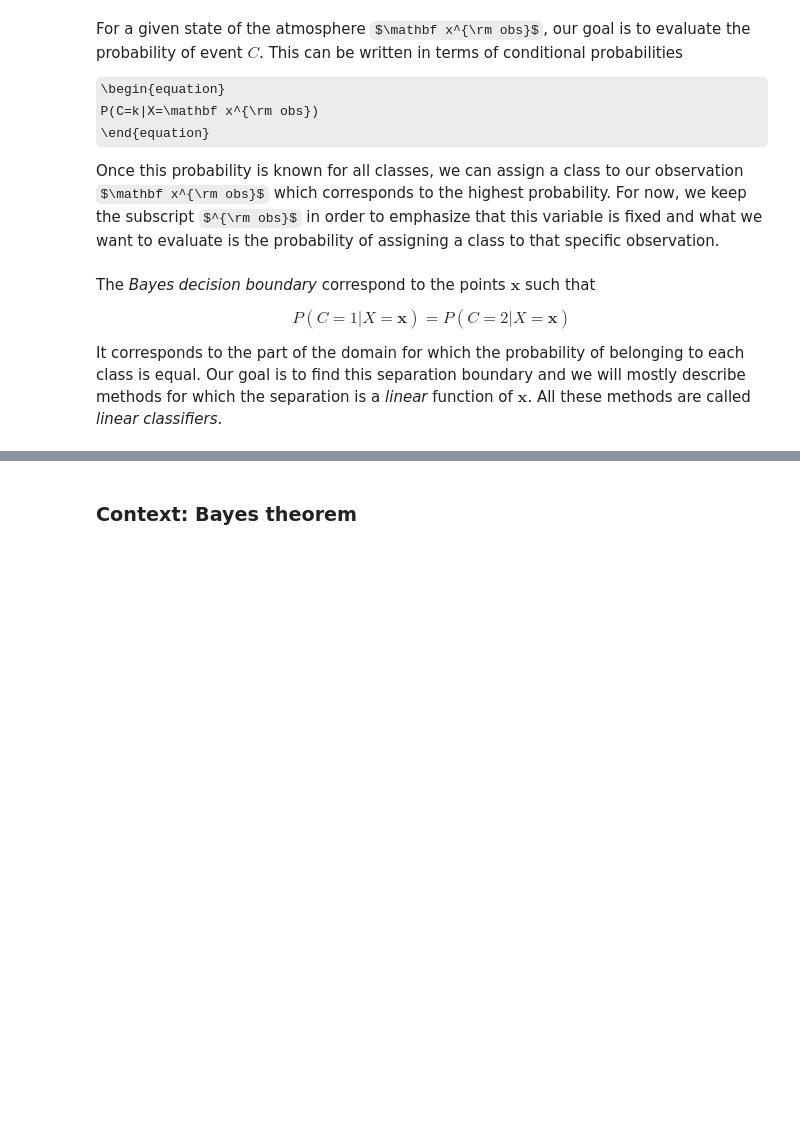
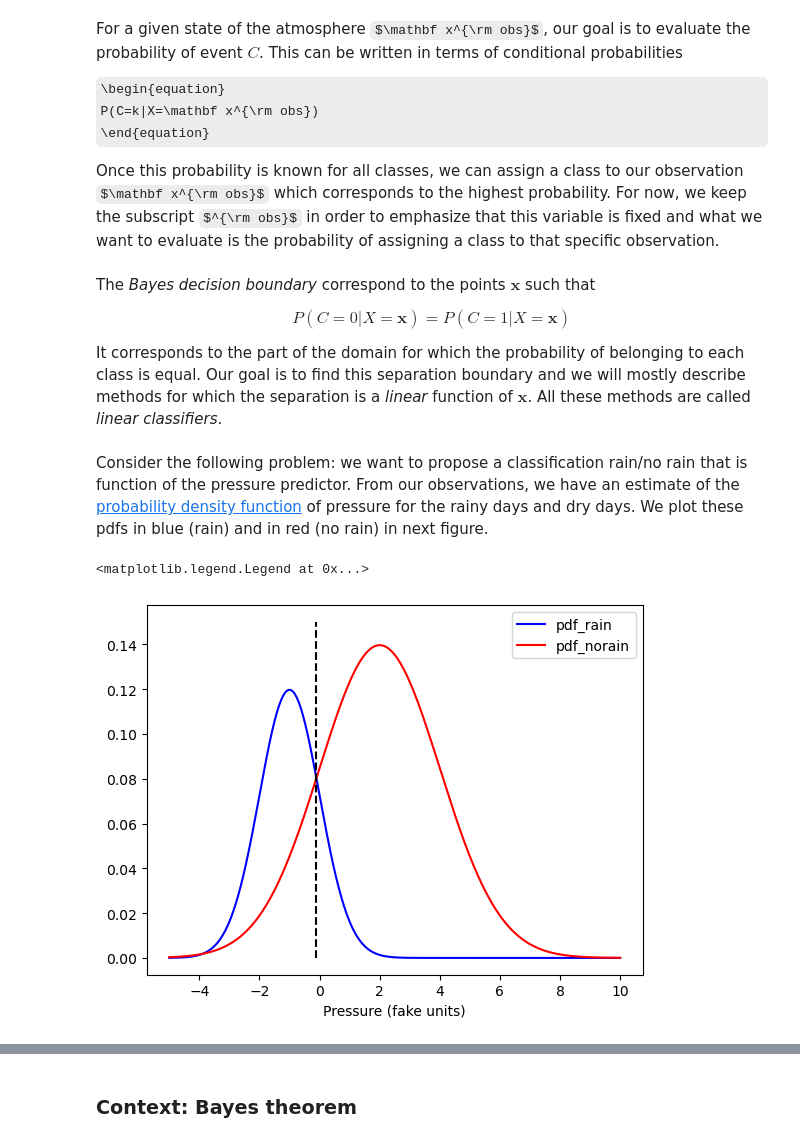
Before and after one commit to Pchambet/ml4climate, a Jupyter notebook: book/notebooks/06_classification_generative.ipynb, the cells around one changed output, grey strips where cells are left out. Drawn from its saved outputs; the diff is of its cells as text; code cells hidden in the pictures; some formulas as TeX source; blank space fills up the shorter version.

Commit message:
bayes decision boundary

```diff
--- a/book/notebooks/06_classification_generative.ipynb
+++ b/book/notebooks/06_classification_generative.ipynb
@@ -78,7 +87,36 @@ Once this probability is known for all classes, we can assign a class to our obs
 The *Bayes decision boundary* correspond to the points $\mathbf x$ such that
 
 \begin{equation}
-P(C=1|X=\mathbf x) = P(C=2|X=\mathbf x)
+P(C=0|X=\mathbf x) = P(C=1|X=\mathbf x)
 \end{equation}
 
 It corresponds to the part of the domain for which the probability of belonging to each class is equal. Our goal is to find this separation boundary and we will mostly describe methods for which the separation is a *linear* function of $\mathbf x$. All these methods are called *linear classifiers*.
+# %% [markdown]
+Consider the following problem: we want to propose a classification rain/no rain that is function of the pressure predictor. From our observations, we have an estimate of the [probability density function](https://en.wikipedia.org/wiki/Probability_density_function) of pressure for the rainy days and dry days. We plot these pdfs in blue (rain) and in red (no rain) in next figure.
+# %%
+import numpy as np
+import matplotlib.pyplot as plt
+
+# figure inspired from https://www.astroml.org/book_figures/chapter9/fig_bayes_DB.html
+def gaussian(x, mu, sigma):
+  return 1/(np.sqrt(2*np.pi)*sigma)*np.exp(-((x - mu)/sigma)**2/2)
+
+pressure = np.linspace(-5,10,1000) # pressure distribution (fake units)
+
+p_rain = 0.3  # probability that it is raining
+p_norain = 1 - p_rain # probability that it is not raining
+
+pdf_rain   = p_rain*gaussian(pressure,-1,1)
+pdf_norain = p_norain*gaussian(pressure,2,2)
+
+pressure_bayes = pressure[np.where(pdf_rain > pdf_norain)][-1]
+
+plt.plot(pressure,pdf_rain, 'b', label='pdf_rain')
+plt.plot(pressure,pdf_norain, 'r', label='pdf_norain')
+plt.plot([pressure_bayes, pressure_bayes], [0,0.15], 'k--')
+
+plt.xlabel('Pressure (fake units)')
+plt.legend()
+# %% [output]
+<matplotlib.legend.Legend at 0x...>
+[figure, added]
```
Also changed, not shown: parts of 6 cells of this notebook.
